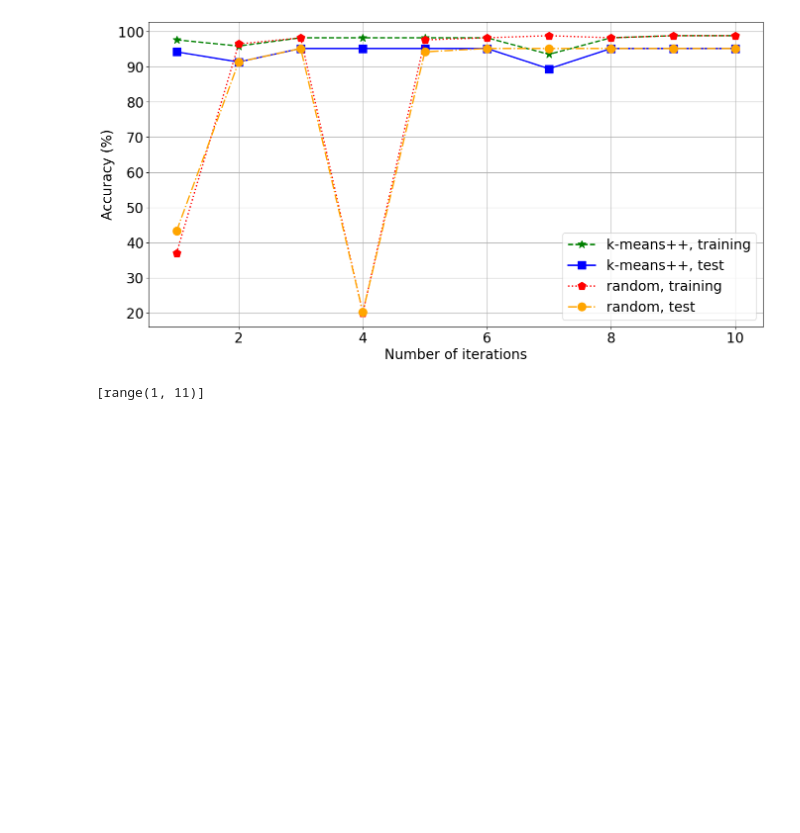
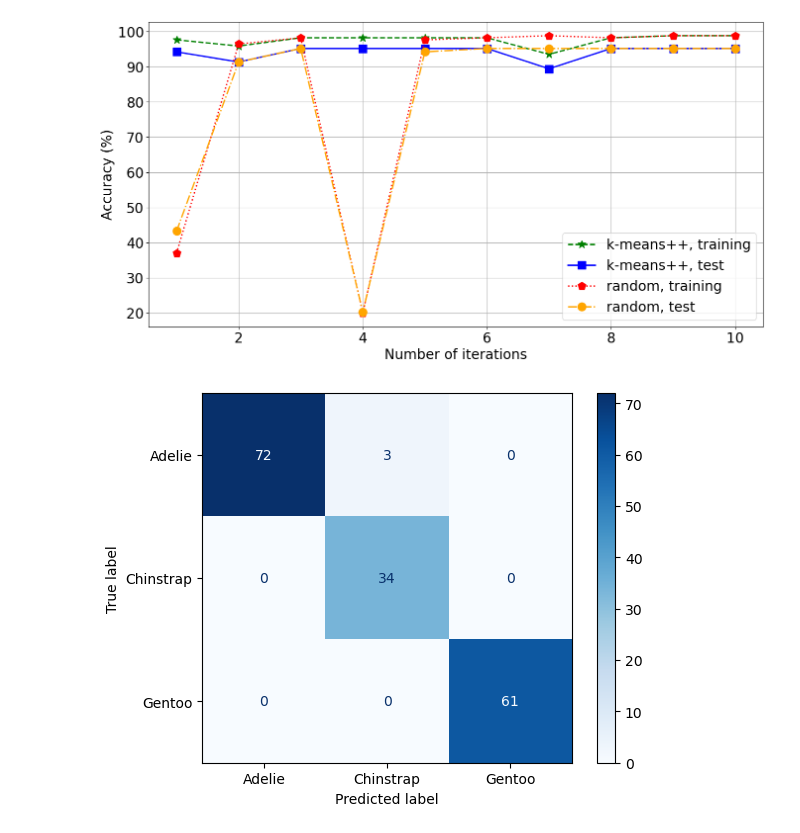
Before and after one commit to Tahuubinh/ML_HUST_PROJECT, a Jupyter notebook: code/K_means.ipynb, the cells around one changed output. Cells and saved outputs as stored; diff of their text form; code cells hidden in the pictures; blank space fills up the shorter version.

Commit message:
K Means CMatrix

```diff
--- a/code/K_means.ipynb
+++ b/code/K_means.ipynb
@@ -238,12 +238,3 @@ def runKMeans(init, max_iter, algo, n_init, X_train, X_test, y_test):
     a = accuracy_score(np.floor(y_train + 1.1).astype(int), temp_labels)*100
     b = accuracy_score(np.floor(y_test + 1.1).astype(int), test_temp)*100
     return a, b, train_labels
-# %%
-for i in range (1, 11):
-    list_a1 = list()
-    list_b1 = list()
-    print(i, end = ': ')
-    a, b, c = runKMeans('k-means++', i, 'auto', 10, X_train, X_test, y_test)
-    list_a1.append(a)
-    list_b1.append(b)
-    print(a, b)
@@ -261,9 +240,0 @@ for i in range (1, 11):
-# %%
-for i in range (1, 11):
-    list_a2 = list()
-    list_b2 = list()
-    print(i, end = ': ')
-    a, b, d = runKMeans('random', i, 'auto', 10, X_train, X_test, y_test)
-    list_a2.append(a)
-    list_b2.append(b)
-    print(a, b)
@@ -398,6 +358,62 @@ plt.savefig('../pics/K_Means/full_iterations.pdf', bbox_inches='tight')
 # %% [output]
 [figure]
 # %%
-maxiters
+def runKMeans(init, max_iter, algo, n_init, X_train, X_test, y_test):
+    kmeans = KMeans(init=init, n_clusters=3, max_iter = max_iter, algorithm = algo, n_init=n_init, tol = 0)
+    kmeans.fit(X_train)
+
+    # training predictions
+    train_labels= kmeans.predict(X_train)
+
+    #testing predictions
+    test_labels = kmeans.predict(X_test)
+
+    unique, counts = np.unique(train_labels, return_counts=True)
+    dict_cluster_population = dict(zip(unique, counts))
+
+    temp_labels = train_labels.copy() + 3
+    test_temp = test_labels + 3
+    key_0_true = max(dict_cluster_population, key=dict_cluster_population.get) + 3
+    key_1_true = min(dict_cluster_population, key=dict_cluster_population.get) + 3
+    key_2_true = 3 - key_0_true - key_1_true + 9
+
+    for i, v in enumerate(temp_labels):
+        if v == key_0_true:
+            temp_labels[i] = 0
+        elif v == key_1_true:
+            temp_labels[i] = 1
+        else:
+            temp_labels[i] = 2
+
+    for i, v in enumerate(test_temp):
+        if v == key_0_true:
+            test_temp[i] = 0
+        elif v == key_1_true:
+            test_temp[i] = 1
+        else:
+            test_temp[i] = 2
+
+    a = accuracy_score(np.floor(y_train + 1.1).astype(int), temp_labels)*100
+    b = accuracy_score(np.floor(y_test + 1.1).astype(int), test_temp)*100
+    return a, b, temp_labels, test_temp
-# %% [output]
-[range(1, 11)]
+# %%
+a, b, c, d = runKMeans('k-means++', 10, 'auto', 5, X_train, X_test, y_test)
+# %%
+from sklearn.metrics import ConfusionMatrixDisplay
+from sklearn.metrics import confusion_matrix
+import matplotlib.pyplot as plt
+plt.style.use('default')
+
+labels = ["Adelie", "Chinstrap", "Gentoo"]
+
+cm = confusion_matrix(np.floor(y_train + 1.1).astype(int), c)
+
+disp = ConfusionMatrixDisplay(confusion_matrix=cm, display_labels=labels)
+
+
+disp.plot(cmap=plt.cm.Blues)
+plt.savefig('../pics/K_Means/TrainConfusionMatrixDisplay.svg', bbox_inches='tight')
+plt.savefig('../pics/K_Means/TrainConfusionMatrixDisplay.pdf', bbox_inches='tight')
+plt.show()
+# %% [output]
+[figure, added]
```
Also changed, not shown: parts of 8 cells of this notebook, 4 other files.
